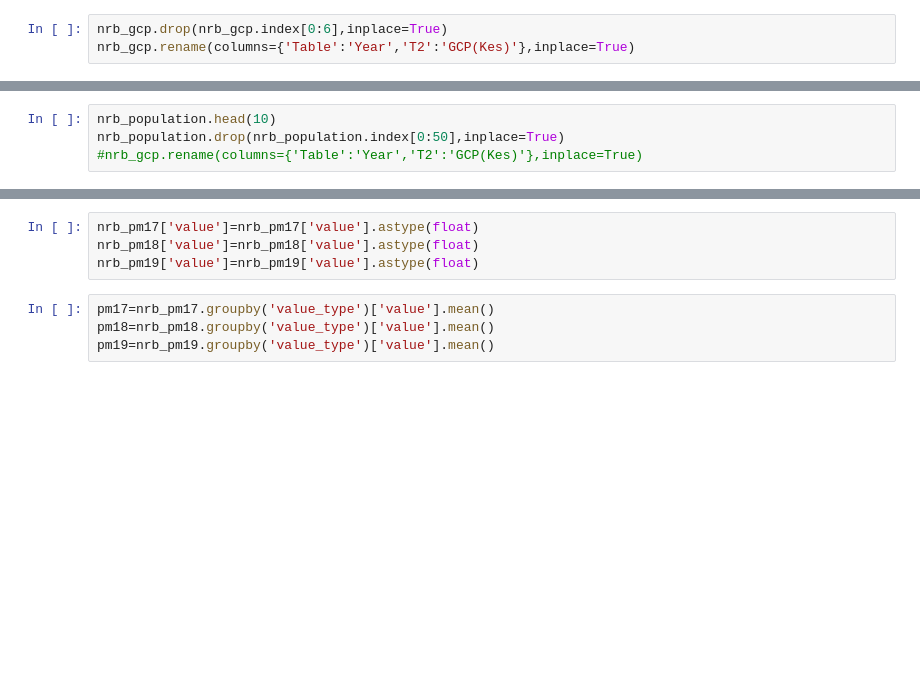
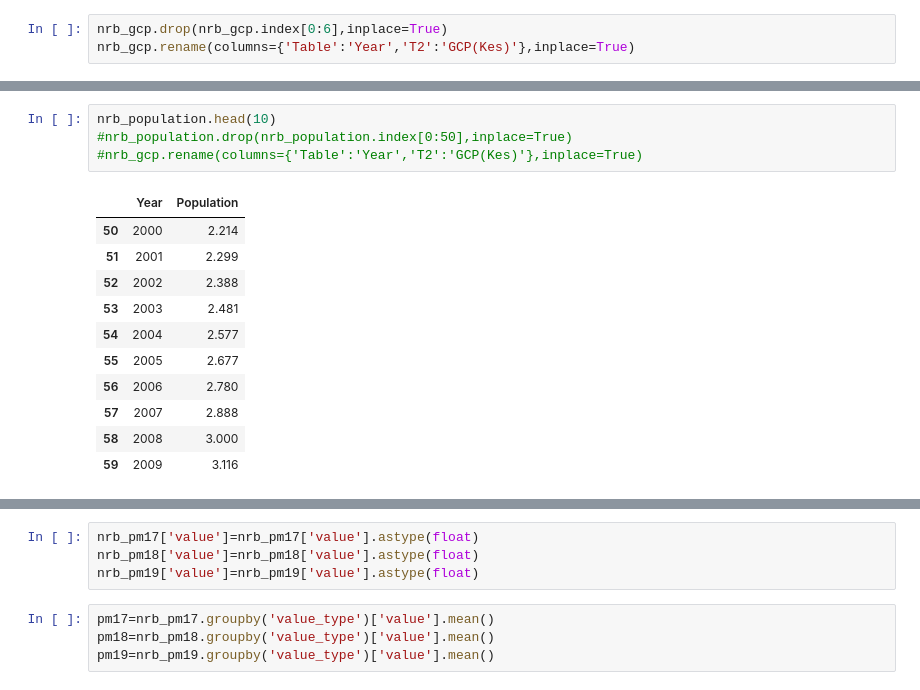
Before and after one commit to StephanieNelima/Factors-Affecting-Air-Quality-In-Nairobi, a Jupyter notebook: airQualityNrb.ipynb, the cells around one changed output, grey strips where cells are left out. Saved outputs shown, nothing was run; the diff lists cells and outputs as text; blank space fills up the shorter version.

```diff
--- a/airQualityNrb.ipynb
+++ b/airQualityNrb.ipynb
@@ -40,7 +79,19 @@ nrb_gcp.describe()
 # %%
 nrb_population.head(10)
-nrb_population.drop(nrb_population.index[0:50],inplace=True)
+#nrb_population.drop(nrb_population.index[0:50],inplace=True)
 #nrb_gcp.rename(columns={'Table':'Year','T2':'GCP(Kes)'},inplace=True)
+# %% [output]
+|  | Year | Population |
+| 50 | 2000 | 2.214 |
+| 51 | 2001 | 2.299 |
+| 52 | 2002 | 2.388 |
+| 53 | 2003 | 2.481 |
+| 54 | 2004 | 2.577 |
+| 55 | 2005 | 2.677 |
+| 56 | 2006 | 2.780 |
+| 57 | 2007 | 2.888 |
+| 58 | 2008 | 3.000 |
+| 59 | 2009 | 3.116 |
 # %%
 #nrb_population.drop(70)
 nrb_population.rename(columns={'Unnamed: 0':'Year'}, inplace=True)
```
Also changed, not shown: parts of 14 cells of this notebook.
